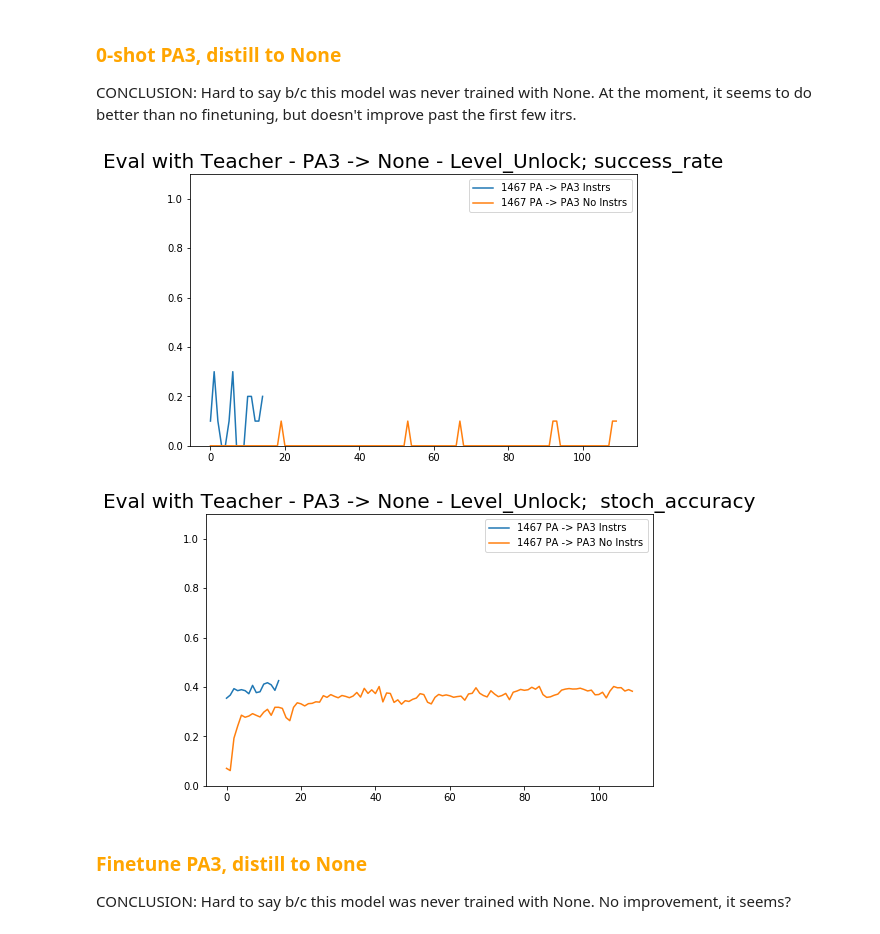
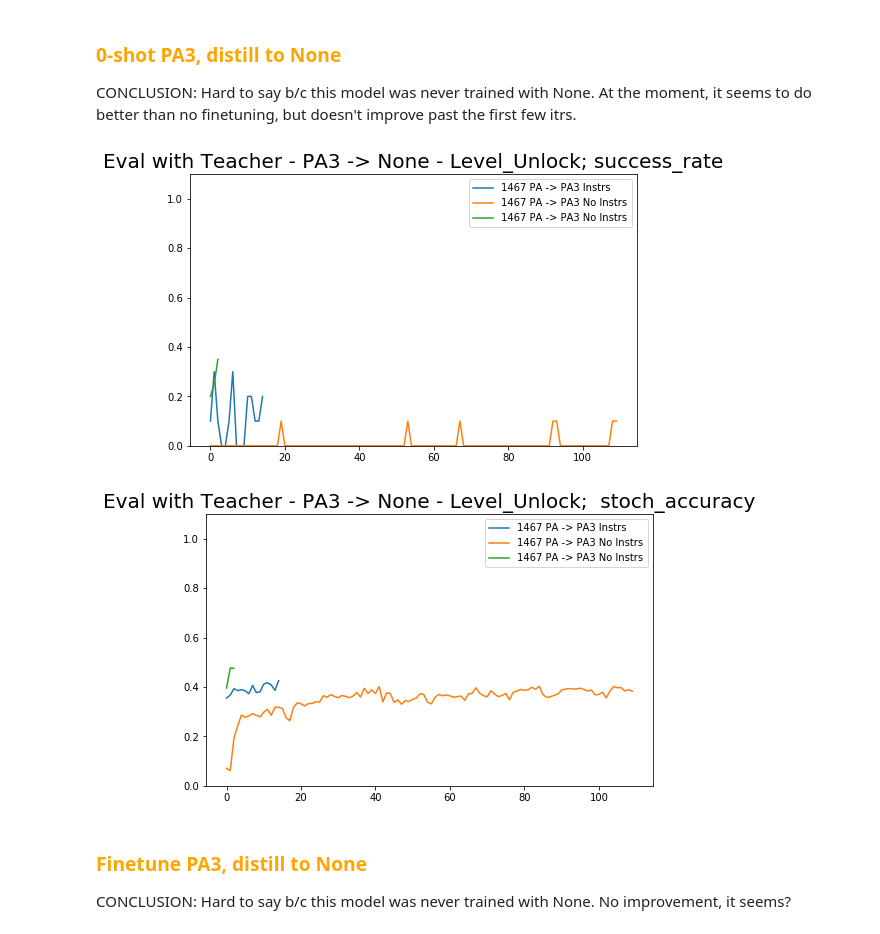
Before and after one commit to rll-research/teachable, a Jupyter notebook: Plots.ipynb, the cells around one changed output. Cells and saved outputs as stored; diff of their text form; code cells hidden in the pictures.

```diff
--- a/Plots.ipynb
+++ b/Plots.ipynb
@@ -1307,13 +1283,14 @@ CONCLUSION: Hard to say b/c this model was never trained with None. At the momen
 # %%
 runs = [
     (['T1524'], '1467 PA -> PA3 Instrs'),
     (['T1525'], '1467 PA -> PA3 No Instrs'),
+    (['T1559'], '1467 PA -> PA3 No Instrs'),
 ]
 plot_finetune_generalization(runs, 'Eval with Teacher - PA3 -> None')
 plot_finetune_generalization(runs, 'Eval with Teacher - PA3 -> None', ' stoch_accuracy')
 # %% [output]
-[figure, old version]
+[figure, new version]
-[figure, old version]
+[figure, new version]
 # %% [markdown]
 ### <font color='orange'> Finetune PA3, distill to None </font>
 CONCLUSION: Hard to say b/c this model was never trained with None. No improvement, it seems?
```
Also changed, not shown: parts of 3 cells of this notebook.
